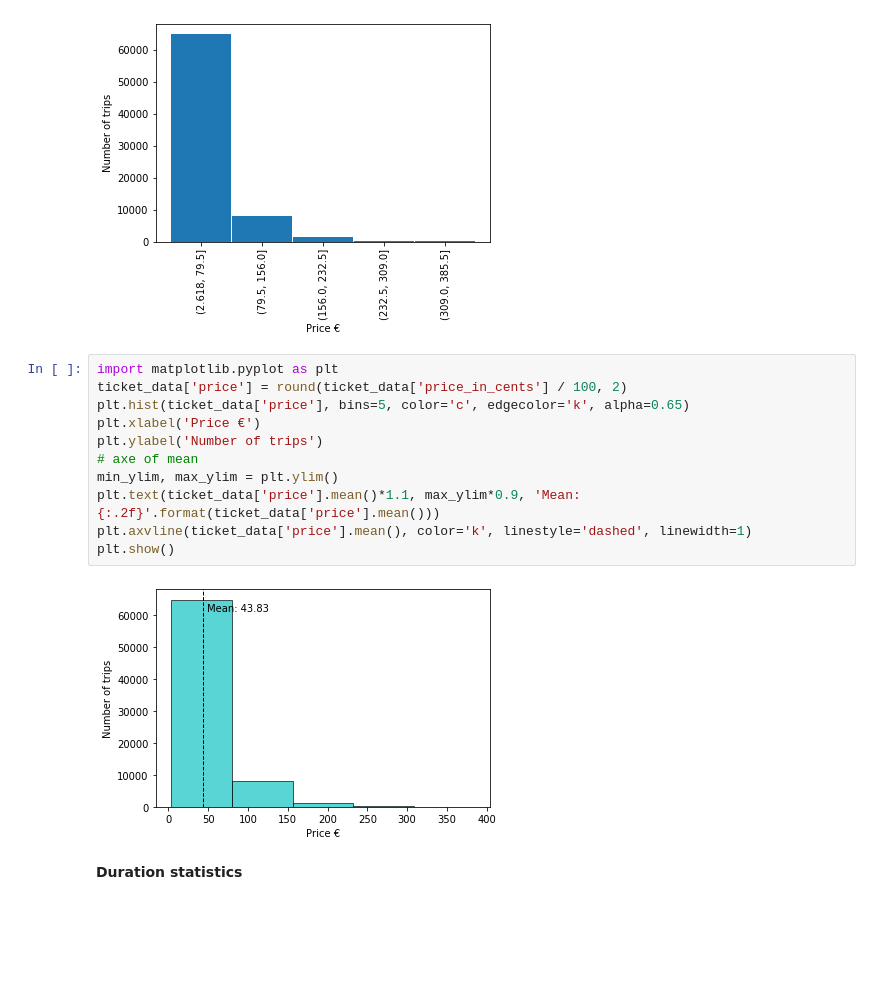
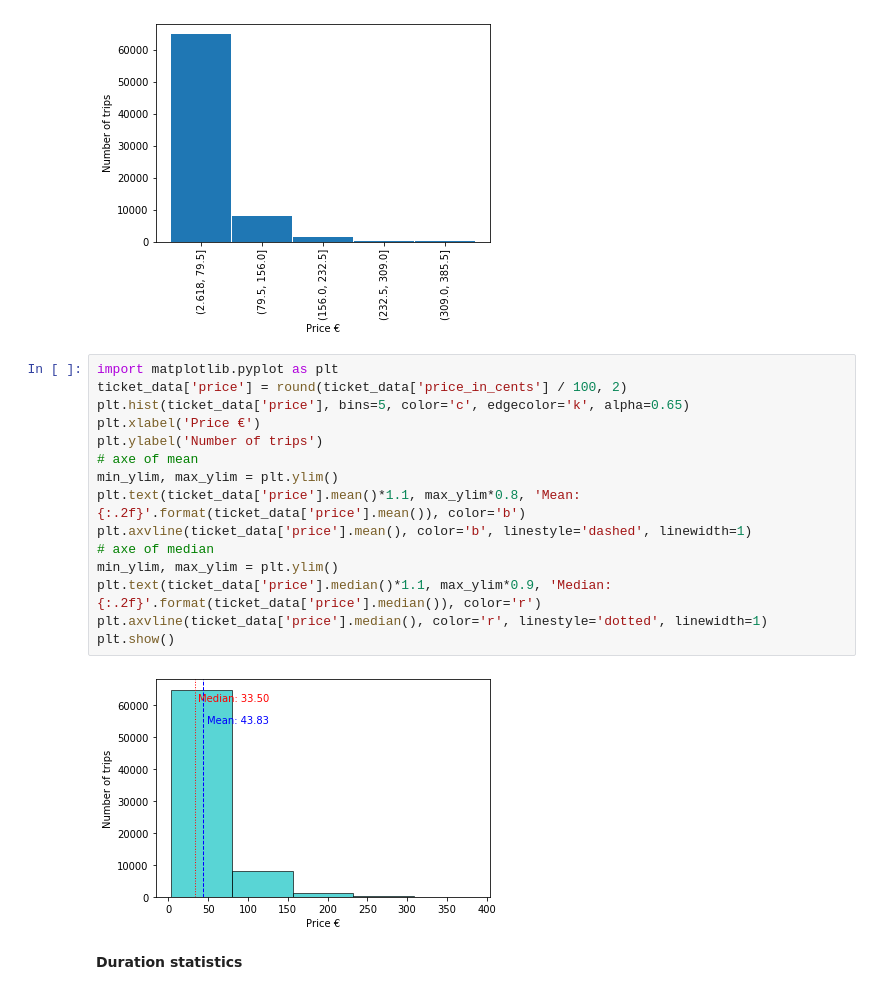
Before and after one commit to hakimhassani97/TripDataCrunching, a Jupyter notebook: main.ipynb, the cells around one changed output. Saved outputs shown, nothing was run; the diff lists cells and outputs as text; blank space fills up the shorter version.

```diff
--- a/main.ipynb
+++ b/main.ipynb
@@ -55,16 +55,20 @@ plt.show()
 # %%
 import matplotlib.pyplot as plt
 ticket_data['price'] = round(ticket_data['price_in_cents'] / 100, 2)
 plt.hist(ticket_data['price'], bins=5, color='c', edgecolor='k', alpha=0.65)
 plt.xlabel('Price €')
 plt.ylabel('Number of trips')
 # axe of mean
 min_ylim, max_ylim = plt.ylim()
-plt.text(ticket_data['price'].mean()*1.1, max_ylim*0.9, 'Mean: {:.2f}'.format(ticket_data['price'].mean()))
-plt.axvline(ticket_data['price'].mean(), color='k', linestyle='dashed', linewidth=1)
+plt.text(ticket_data['price'].mean()*1.1, max_ylim*0.8, 'Mean: {:.2f}'.format(ticket_data['price'].mean()), color='b')
+plt.axvline(ticket_data['price'].mean(), color='b', linestyle='dashed', linewidth=1)
+# axe of median
+min_ylim, max_ylim = plt.ylim()
+plt.text(ticket_data['price'].median()*1.1, max_ylim*0.9, 'Median: {:.2f}'.format(ticket_data['price'].median()), color='r')
+plt.axvline(ticket_data['price'].median(), color='r', linestyle='dotted', linewidth=1)
 plt.show()
 # %% [output]
-[figure, old version]
+[figure, new version]
 # %% [markdown]
 **Duration statistics**
 # %% [markdown]
```
